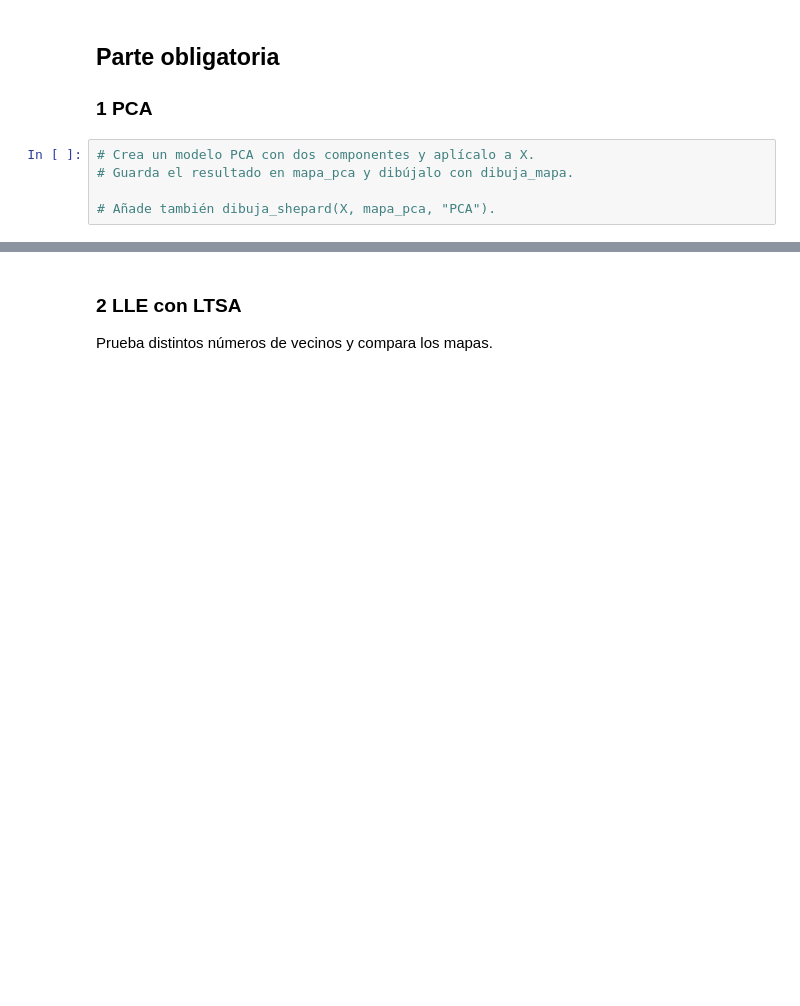
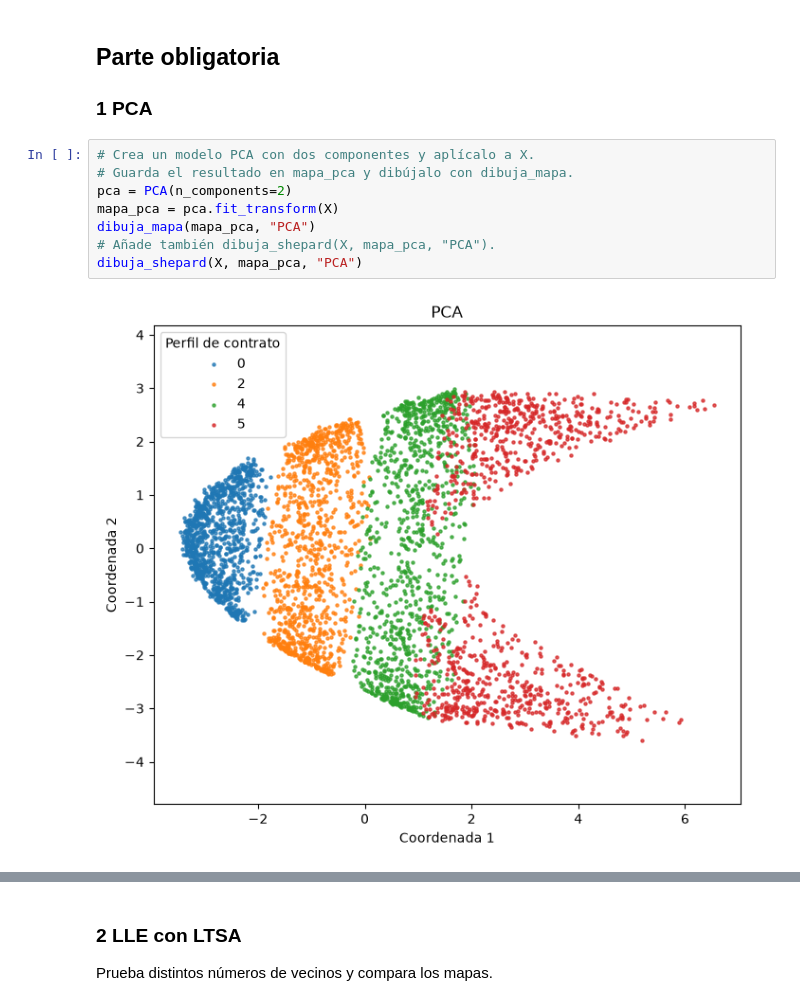
Before and after one commit to uo282000/Inteligencia-de-Negocio, a Jupyter notebook: Practica4/comercializadora.ipynb, the cells around one changed output, grey strips where cells are left out. Cells and saved outputs as stored; diff of their text form; blank space fills up the shorter version.

```diff
--- a/Practica4/comercializadora.ipynb
+++ b/Practica4/comercializadora.ipynb
@@ -98,5 +98,10 @@ def dibuja_shepard(X, mapa, titulo):
 # %%
 # Crea un modelo PCA con dos componentes y aplícalo a X.
 # Guarda el resultado en mapa_pca y dibújalo con dibuja_mapa.
-
+pca = PCA(n_components=2)
+mapa_pca = pca.fit_transform(X)
+dibuja_mapa(mapa_pca, "PCA")
 # Añade también dibuja_shepard(X, mapa_pca, "PCA").
+dibuja_shepard(X, mapa_pca, "PCA")
+# %% [output]
+[figure, added]
```
Also changed, not shown: parts of 9 cells of this notebook.
